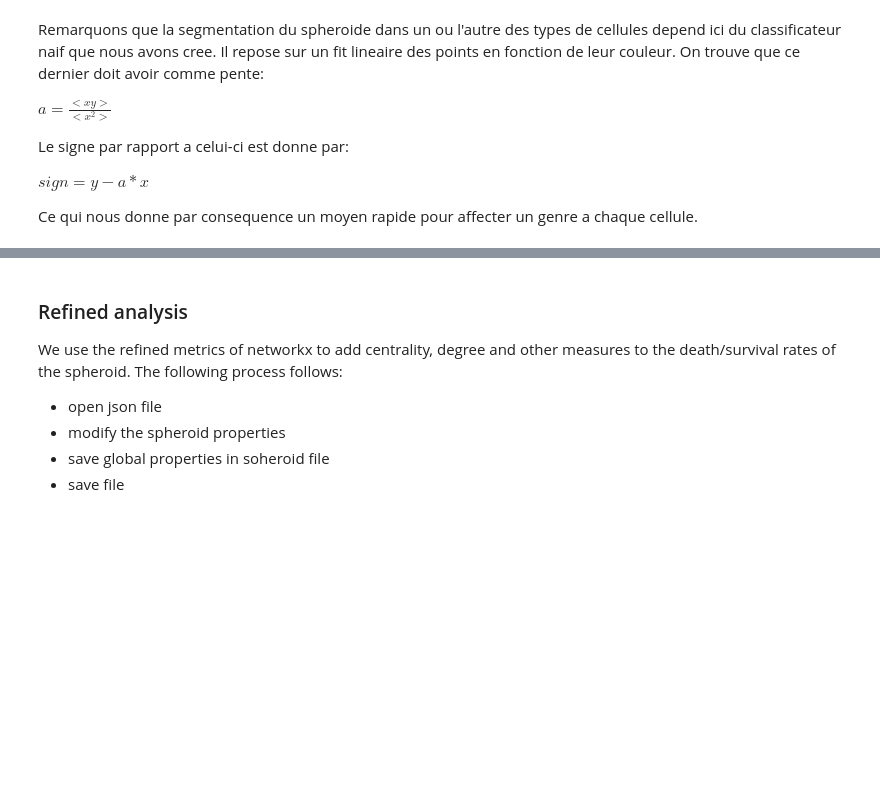
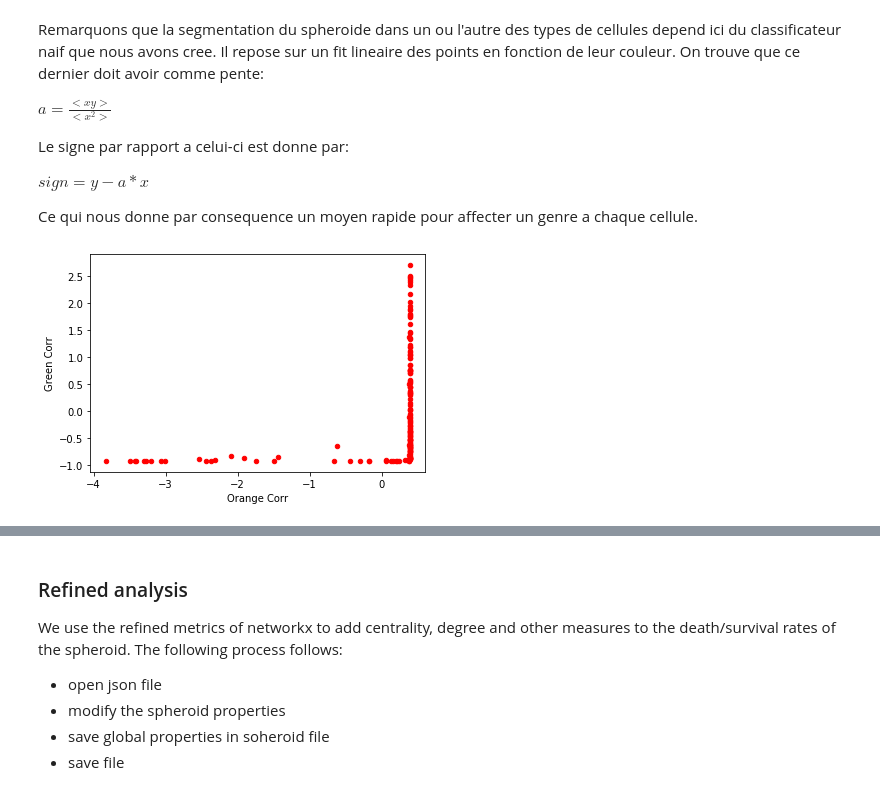
Before and after one commit to gronteix/3D-Segmentation-Sebastien, a Jupyter notebook: UtilityNotebook.ipynb, the cells around one changed output, grey strips where cells are left out. Saved outputs shown, nothing was run; the diff lists cells and outputs as text; code cells hidden in the pictures; blank space fills up the shorter version.

```diff
--- a/UtilityNotebook.ipynb
+++ b/UtilityNotebook.ipynb
@@ -111,10 +121,23 @@ $sign = y - a*x$
 
 Ce qui nous donne par consequence un moyen rapide pour affecter un genre a chaque cellule.
 # %%
-IntensityPath = r'\\atlas.pasteur.fr\Multicell\Gustave\fusionGustave\TIFF\Spheroids\\'
+IntensityPath = r'\\atlas.pasteur.fr\Multicell\Gustave\fusionGustave\TIFF BIS\Spheroids\\'
 # %%
-df1 = pandas.read_csv(IntensityPath + 'intensityFrame_0_2.csv')
+df1 = pandas.read_csv(IntensityPath + 'intensityFrame_1_19.csv')
+# %%
+from sklearn.preprocessing import StandardScaler
+
+X = df1[['Green', 'Orange']]
+
+scaler = StandardScaler()
+scaler.fit(X)
+X = scaler.transform(X)
+
+df1['Green Corr'] = X[:,0]
+df1['Orange Corr'] = X[:,1]
 # %%
 import matplotlib.pyplot as plt
 
-ax1 = df1.plot.scatter(x='Orange',y='Green', c= 'r')
+ax1 = df1.plot.scatter(x='Orange Corr',y='Green Corr', c= 'r')
+# %% [output]
+[figure, added]
```
Also changed, not shown: parts of 22 cells of this notebook, 3 other files.
